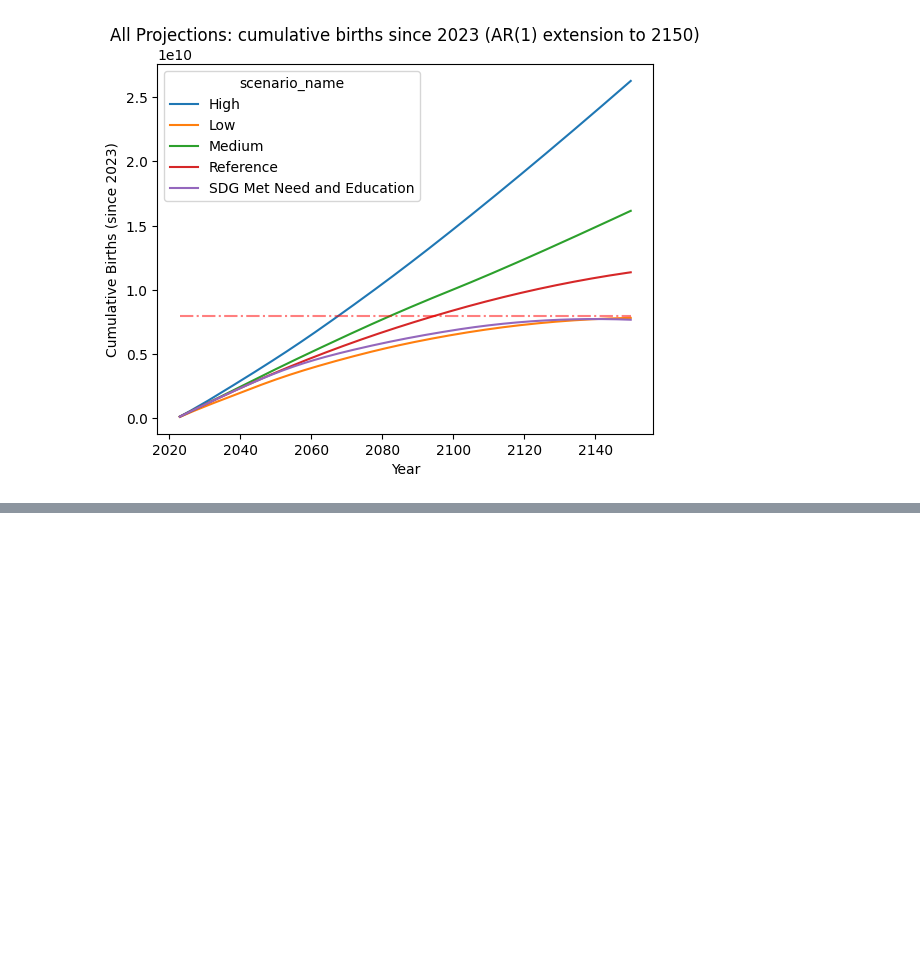
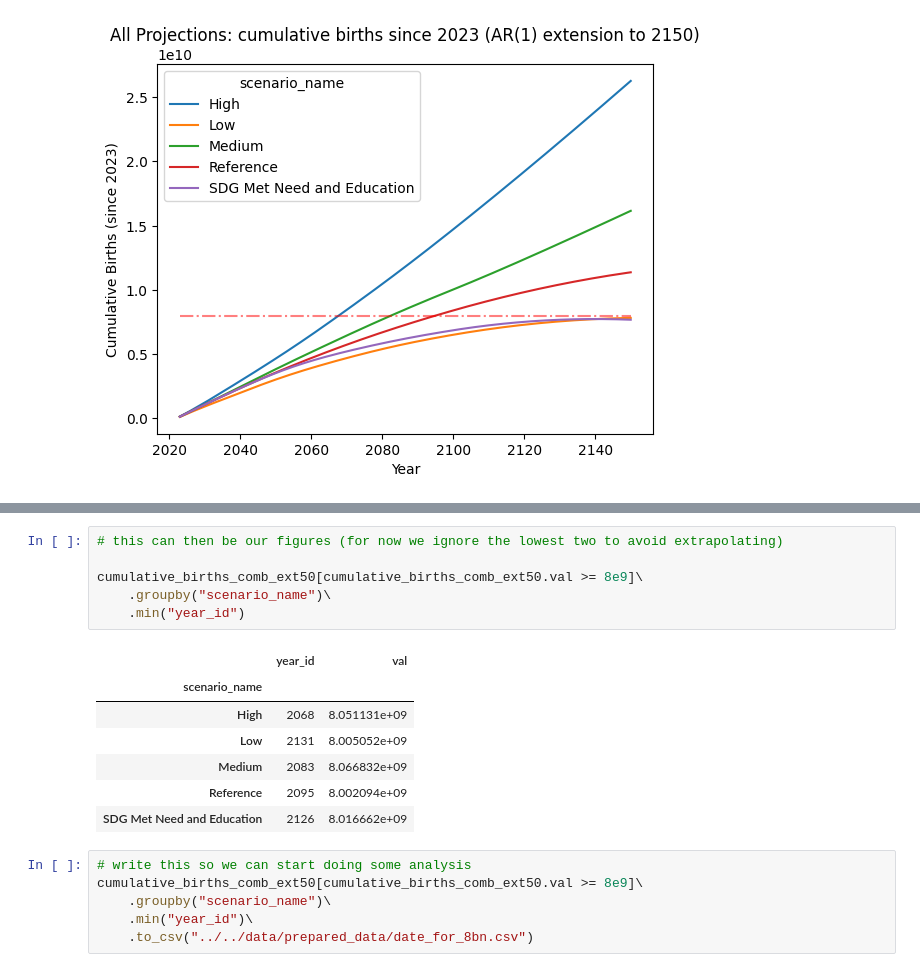
Before and after one commit to Niallfealty/n8b_un_foundation, a Jupyter notebook: model_analysis/exploratory/notebooks/initial_results/ComputeN8B.ipynb, the cells around one changed output, grey strips where cells are left out. Cells and saved outputs as stored; diff of their text form; blank space fills up the shorter version.

Commit message:
Computed N8B dates, managed to find an extrapolation which gives us 8bn (with heavy theoretical assertions - going to postpone analysis of these) and created analysis notebook

```diff
--- a/model_analysis/exploratory/notebooks/initial_results/ComputeN8B.ipynb
+++ b/model_analysis/exploratory/notebooks/initial_results/ComputeN8B.ipynb
@@ -221,0 +245,20 @@ cumulative_births_comb_ext50[cumulative_births_comb_ext50.val >= 8e9]\
+# %%
+# this can then be our figures (for now we ignore the lowest two to avoid extrapolating)
+
+cumulative_births_comb_ext50[cumulative_births_comb_ext50.val >= 8e9]\
+    .groupby("scenario_name")\
+    .min("year_id")
+# %% [output]
+|  | year_id | val |
+| scenario_name |  |  |
+| High | 2068 | 8.051131e+09 |
+| Low | 2131 | 8.005052e+09 |
+| Medium | 2083 | 8.066832e+09 |
+| Reference | 2095 | 8.002094e+09 |
+| SDG Met Need and Education | 2126 | 8.016662e+09 |
+# %%
+# write this so we can start doing some analysis
+cumulative_births_comb_ext50[cumulative_births_comb_ext50.val >= 8e9]\
+    .groupby("scenario_name")\
+    .min("year_id")\
+    .to_csv("../../data/prepared_data/date_for_8bn.csv")
```
Also changed, not shown: parts of 5 cells of this notebook, 1 other file.
